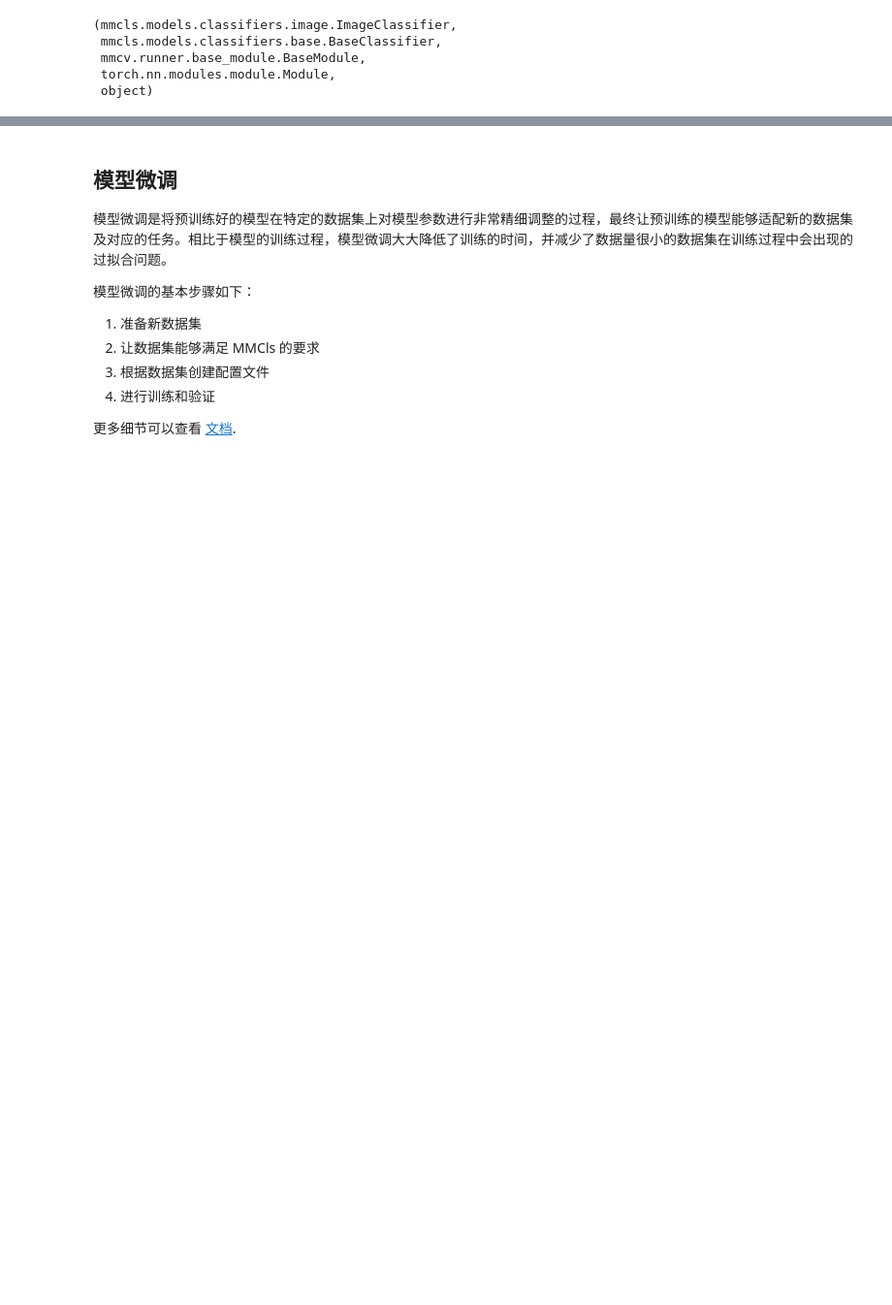
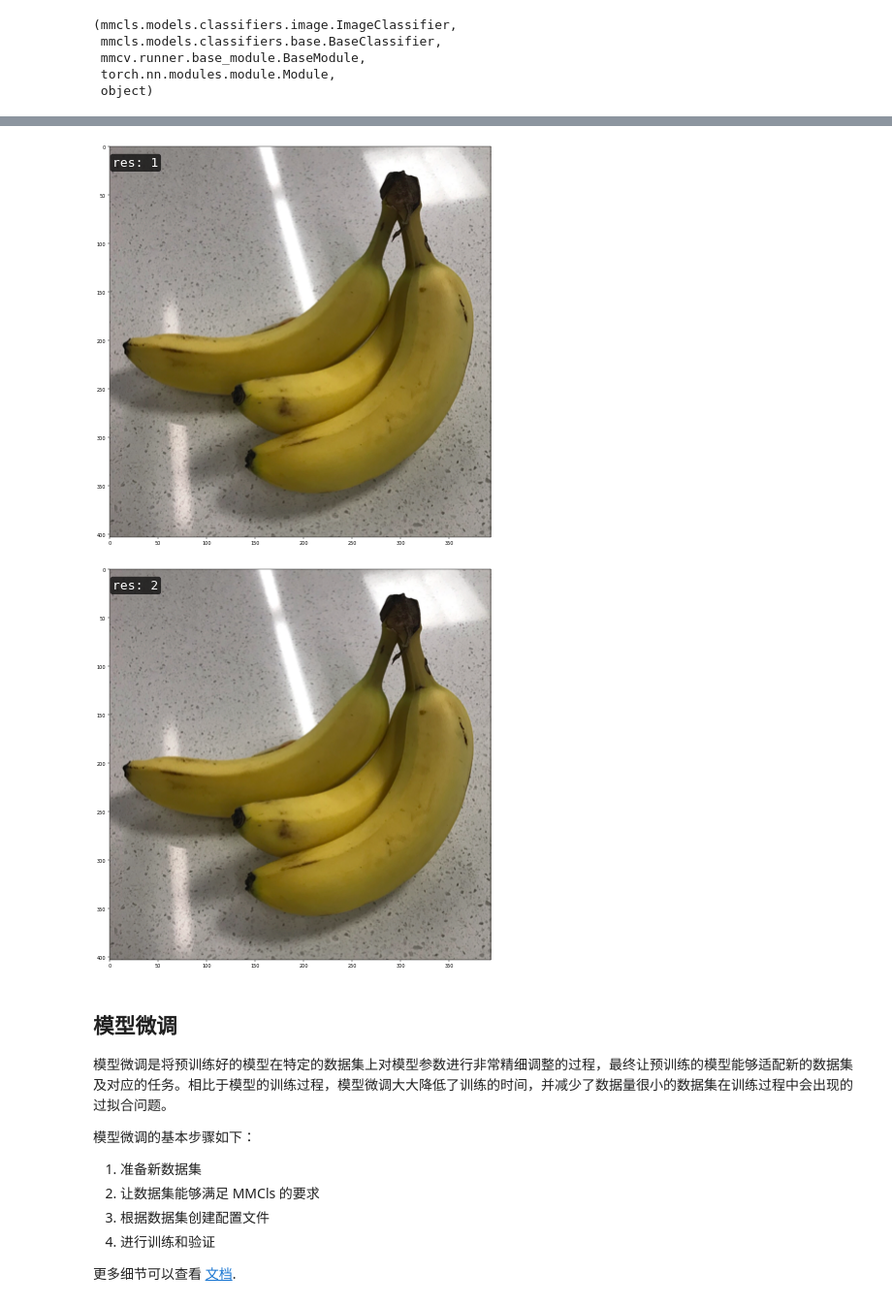
Before and after one commit to open-mmlab/mmpretrain, a Jupyter notebook: docs_zh-CN/tutorials/MMClassification_python_cn.ipynb, the cells around one changed output, grey strips where cells are left out. Shown at 97% size. Saved outputs shown, nothing was run; the diff lists cells and outputs as text; code cells hidden in the pictures; blank space fills up the shorter version.

Commit message:
Support inline backend in visualization.

```diff
--- a/docs_zh-CN/tutorials/MMClassification_python_cn.ipynb
+++ b/docs_zh-CN/tutorials/MMClassification_python_cn.ipynb
@@ -250,3 +233,37 @@ show_result_pyplot(model, img, result)
+# %%
+%matplotlib inline
+from mmcls.core.visualization.image import ImshowInfosContextManager
+import matplotlib.pyplot as plt
+import numpy as np
+
+# fig1 = plt.figure()
+# fig2 = plt.figure()
+
+# ax1 = fig1.add_subplot()
+# ax1.plot([1,2,3], [2,3,4])
+# ax2 = fig2.add_subplot()
+# ax2.plot([1,2,3], [-2,-3,-4])
+# print()
+
+result = {'res': 1}
+result2 = {'res': 2}
+
+with ImshowInfosContextManager() as manager:
+    a = manager.put_img_infos(img, result, show=True)
+    b = manager.put_img_infos(img, result2, show=True)
+
+# fig = plt.figure()
+# ax = fig.add_subplot()
+# fig.subplots_adjust(left=0, right=1, bottom=0, top=1)
+# ax.cla()
+# ax.axis(False)
+# img = mmcv.imread(img).astype(np.uint8)
+# img = mmcv.bgr2rgb(img)
+# ax.imshow(img)
+# plt.close(fig)
+# %% [output]
+[figure, added]
+[figure, added]
 # %% [markdown]
 ## 模型微调
 
```
Also changed, not shown: parts of 11 cells of this notebook, 1 other file.
